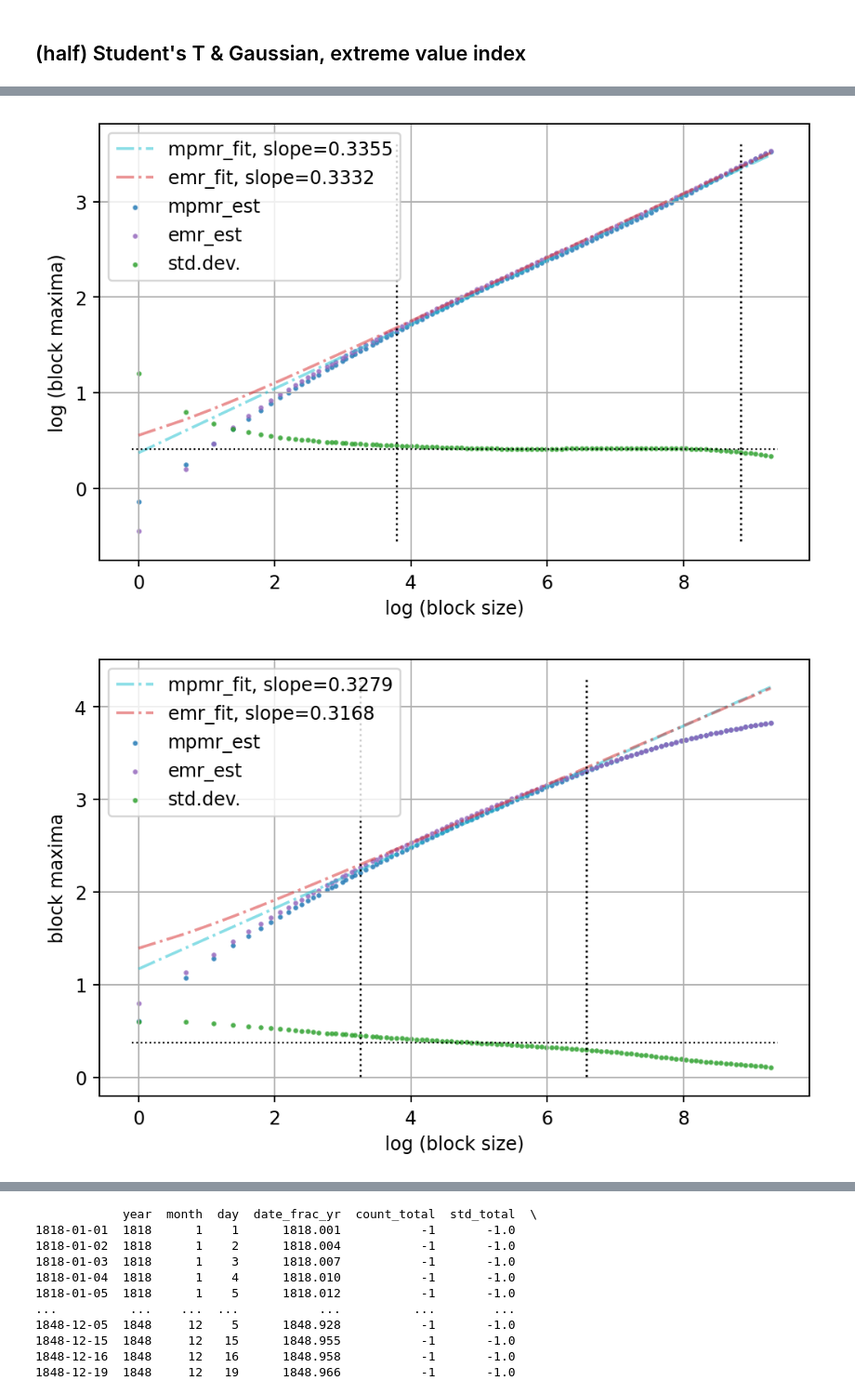
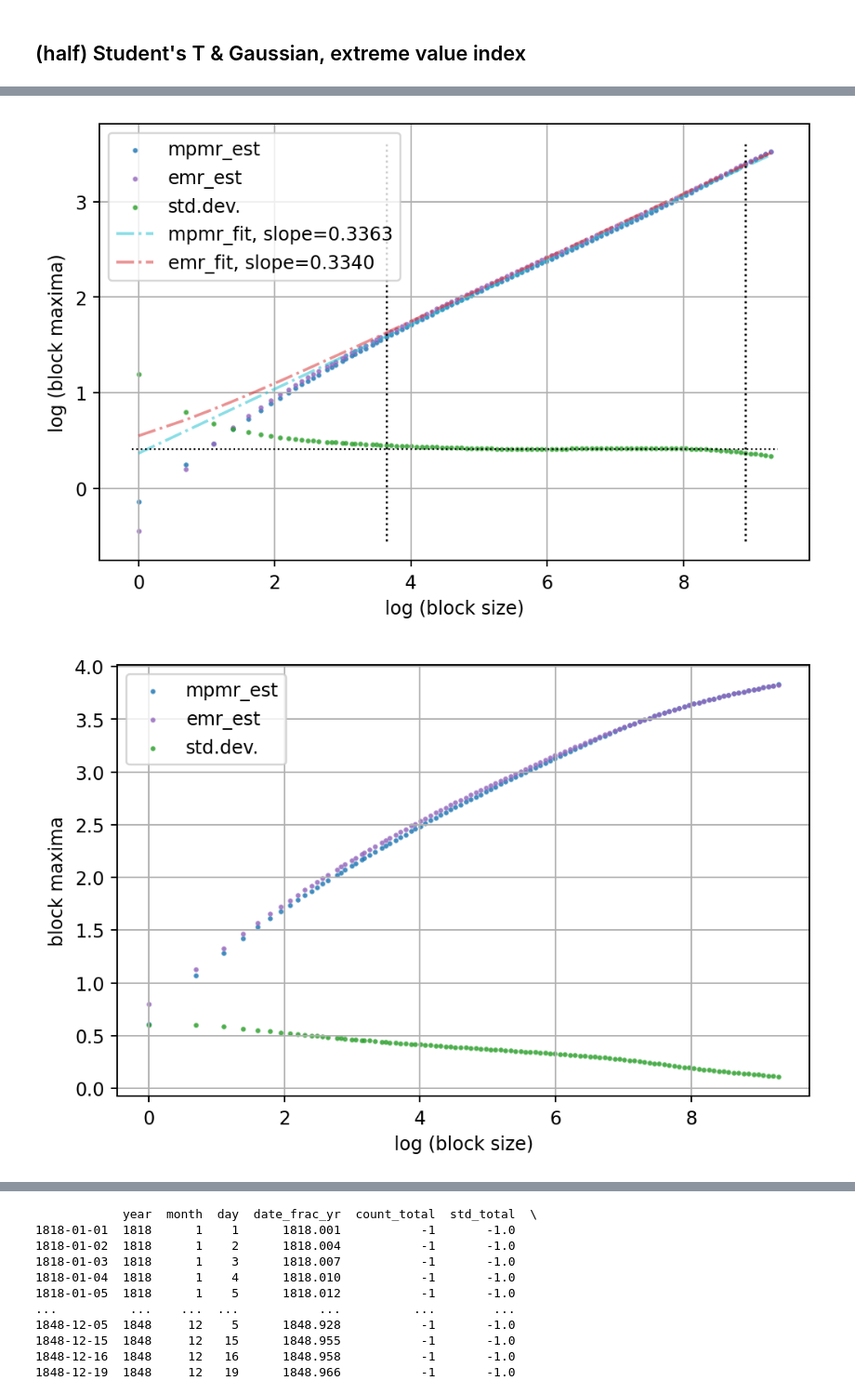
Before and after one commit to TY-Cheng/UniBM, a Jupyter notebook: vignette.ipynb, the cells around one changed output, grey strips where cells are left out. Shown at 93% size. Cells and saved outputs as stored; diff of their text form; code cells hidden in the pictures.

Commit message:
is_gaussian inside viz_evi_reg

```diff
--- a/vignette.ipynb
+++ b/vignette.ipynb
@@ -57,10 +33,12 @@ WARNING: Skipping C:\Program Files\Python311\Lib\site-packages\platformdirs-3.8.
 # %% [markdown]
 ## (half) Student's T & Gaussian, extreme value index
 # %%
+from pathlib import Path
+
+import matplotlib.pyplot as plt
 import numpy as np
+import pandas as pd
 from scipy.stats import norm, t
-import pandas as pd
-
 
 from unibm import (
     est_extremal_index_reciprocal,
@@ -68,3 +46,6 @@ from unibm import (
     viz_eir,
     viz_evi_reg,
 )
+
+DIR_DATA = Path("./data")
+DIR_OUT = Path("./out")
@@ -73,23 +62,33 @@ from unibm import (
 np.random.seed(5)
 vec = np.abs(t.rvs(df=3, size=(50000,)))
 dct_res_evi = est_extreme_value_index(
-    vec=vec, is_retn_vec=True, is_deming=False, delta=0.09, is_geom=None
+    vec=vec, is_retn_vec=True, is_deming=False, delta=0.1, is_geom=None
 )
-viz_evi_reg(dct_res=dct_res_evi, is_save=False)
+viz_evi_reg(
+    dct_res=dct_res_evi,
+    file_path=DIR_OUT / "evi_studentt.png",
+    is_save=False,
+    is_gaussian=False,
+)
 # %% [output]
-[figure, old version]
+[figure, new version]
 # %%
 # (half) Gaussian, EVI
 np.random.seed(5)
 vec = np.abs(norm.rvs(size=(50000,)))
 dct_res_evi = est_extreme_value_index(
     vec=vec,
     is_retn_vec=True,
     is_deming=False,
-    delta=0.21,
+    # delta=0.21,
     is_geom=None,
     is_frechet=False,
 )
-viz_evi_reg(dct_res_evi, is_save=False)
+viz_evi_reg(
+    dct_res_evi,
+    file_path=DIR_OUT / "evi_gaussian.png",
+    is_save=False,
+    is_gaussian=True,
+)
 # %% [output]
-[figure, old version]
+[figure, new version]
```
Also changed, not shown: parts of 21 cells of this notebook, 1 other file.
